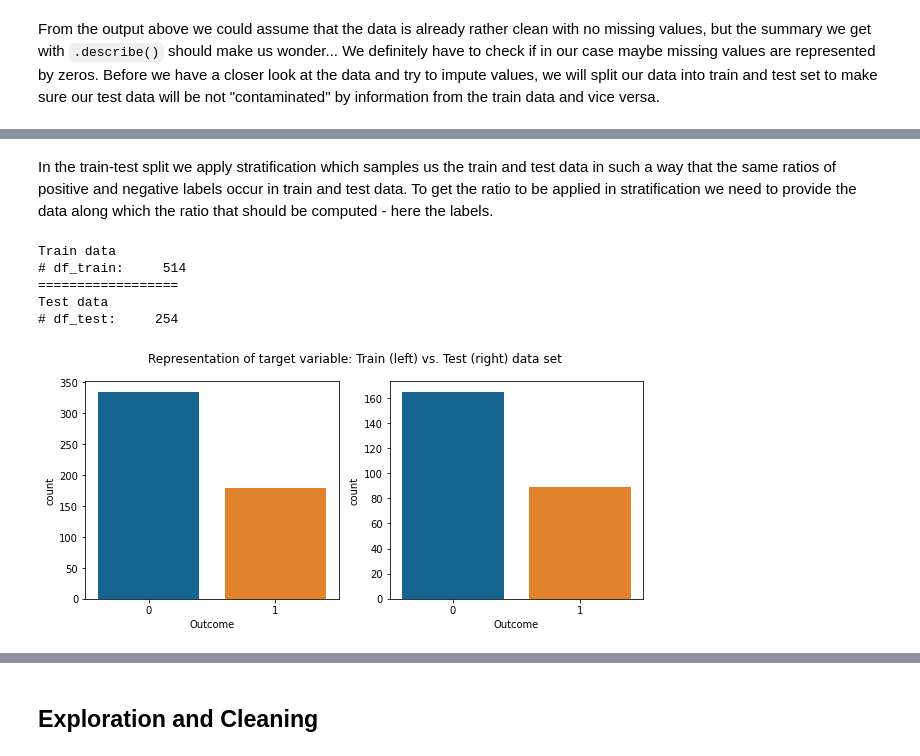
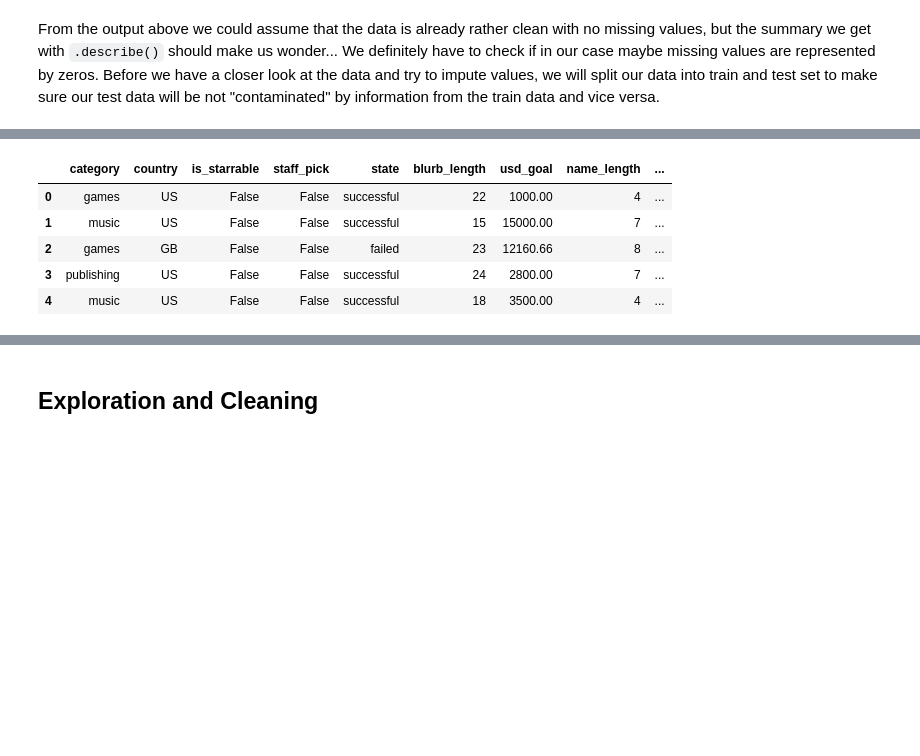
Before and after one commit to kaqreal/ds-ML-project-kickstarter, a Jupyter notebook: ML_from_diabetesChallenge.ipynb, the cells around one changed output, grey strips where cells are left out. Saved outputs shown, nothing was run; the diff lists cells and outputs as text; code cells hidden in the pictures; blank space fills up the shorter version.

```diff
--- a/ML_from_diabetesChallenge.ipynb
+++ b/ML_from_diabetesChallenge.ipynb
@@ -151,2 +145,0 @@ For the test set we will use 33% of the available data. In cases where the amoun
-# %% [markdown]
-In the train-test split we apply stratification which samples us the train and test data in such a way that the same ratios of positive and negative labels occur in train and test data. To get the ratio to be applied in stratification we need to provide the data along which the ratio that should be computed - here the labels.
@@ -156,21 +146,11 @@ df_train, df_test= train_test_split(df, test_size=0.33, random_state=42, stratif
-# %%
-# Print shape of datasets
-print('Train data')
-print('# df_train:     {}'.format(df_train.shape[0]))
-print('==================')
-print('Test data')
-print('# df_test:     {}'.format(df_test.shape[0]))
-# %% [output]
-Train data
-# df_train:     514
-==================
-Test data
-# df_test:     254
-# %%
-# Visualize y_train and y_test
-fig, axes = plt.subplots(1,2, figsize=(10, 4))
-fig.suptitle("Representation of target variable: Train (left) vs. Test (right) data set")
-sns.countplot(x=df_train.Outcome, ax=axes[0]);
-sns.countplot(x=df_test.Outcome, ax=axes[1]);
-# %% [output]
-[figure, removed]
+# %%
+# Dropping columns and creating new dataframe
+df = df.drop(['id', 'backers_count', 'created_at', 'deadline', 'launched_at', 'usd_pledged', 'pledge_per_backer', 'percent_pledged', 'sub_category'], axis=1)
+df.head()
+# %% [output]
+|  | category | country | is_starrable | staff_pick | state | blurb_length | usd_goal | name_length | ... |
+| 0 | games | US | False | False | successful | 22 | 1000.00 | 4 | ... |
+| 1 | music | US | False | False | successful | 15 | 15000.00 | 7 | ... |
+| 2 | games | GB | False | False | failed | 23 | 12160.66 | 8 | ... |
+| 3 | publishing | US | False | False | successful | 24 | 2800.00 | 7 | ... |
+| 4 | music | US | False | False | successful | 18 | 3500.00 | 4 | ... |
```
Also changed, not shown: parts of 58 cells of this notebook.
